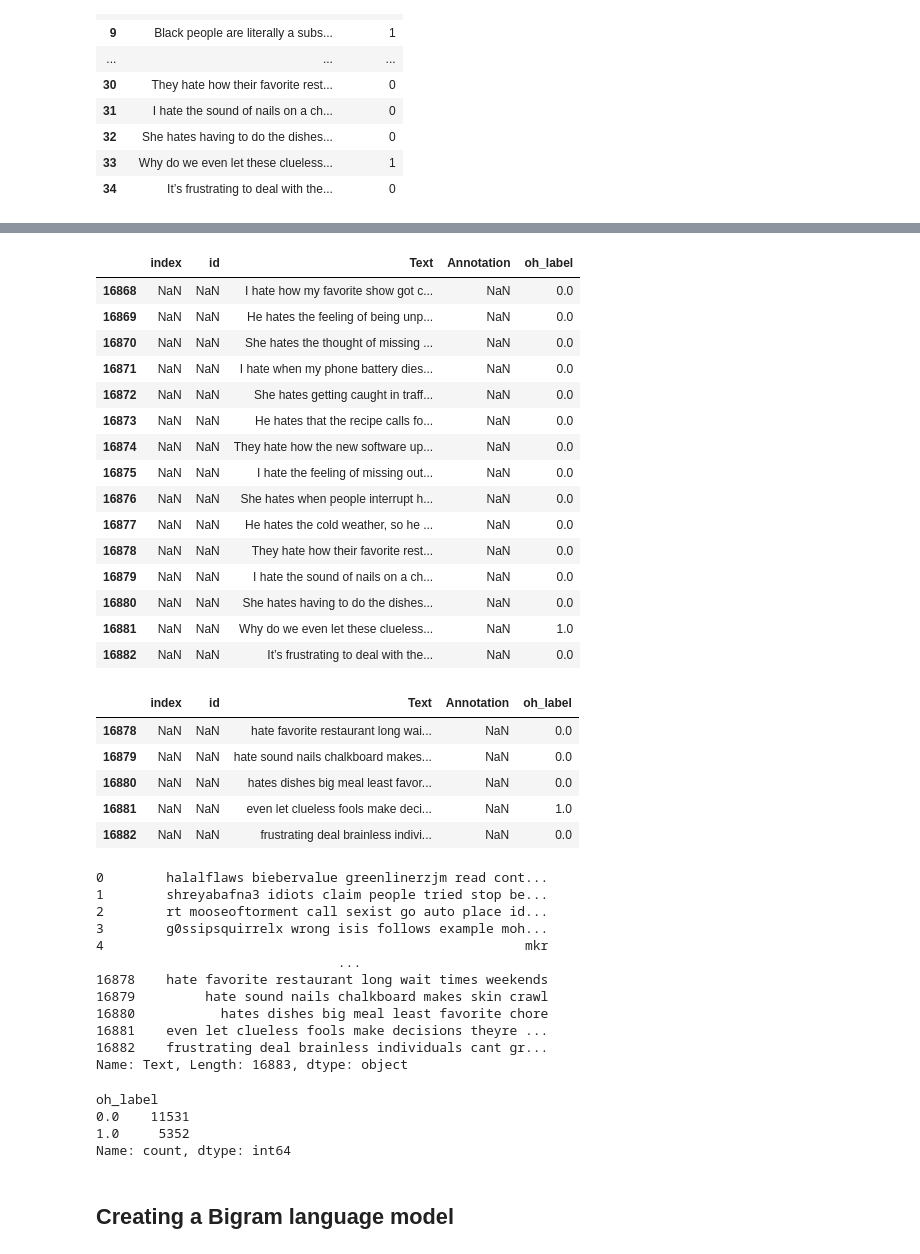
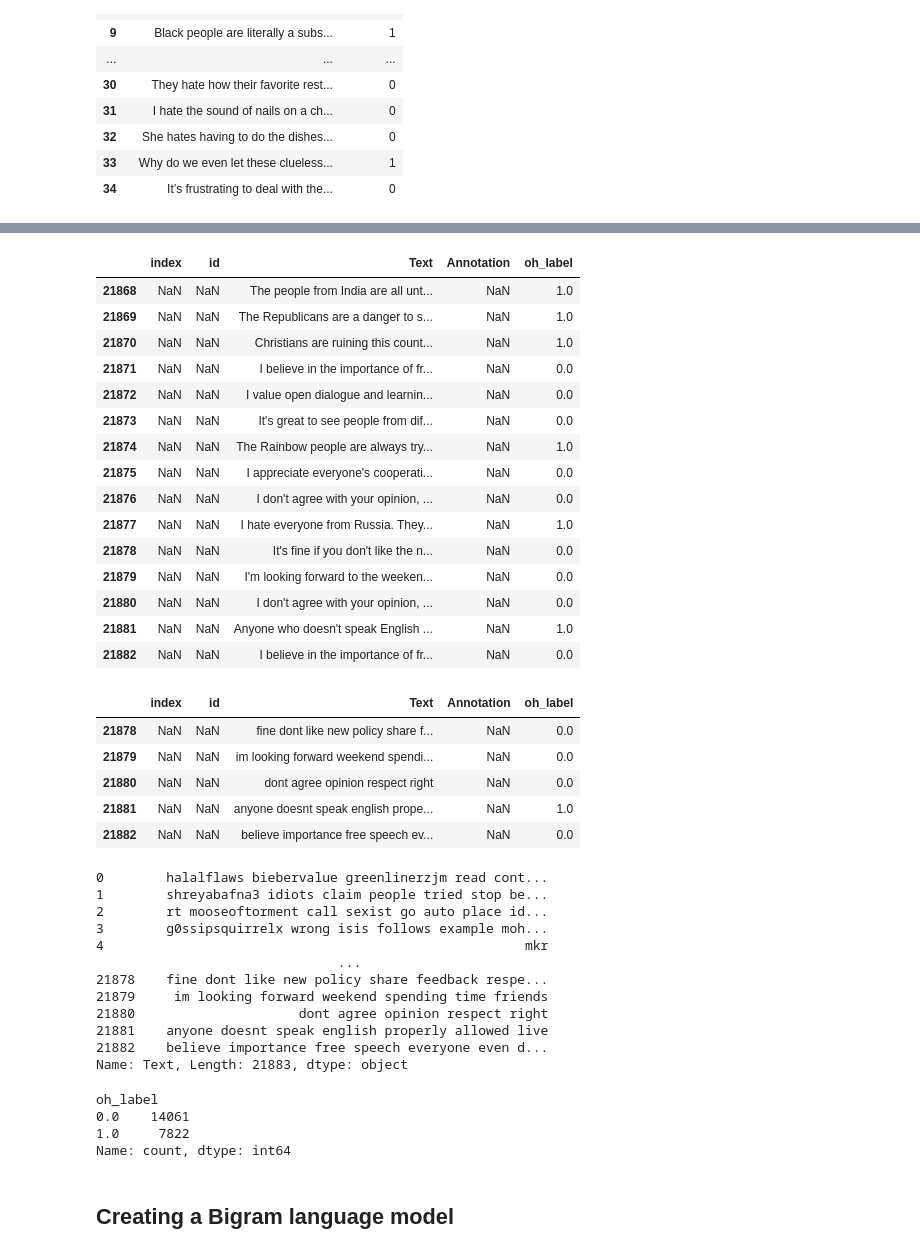
Before and after one commit to REACHVERSE/twitter-hate-speech, a Jupyter notebook: sentiment.ipynb, the cells around one changed output, grey strips where cells are left out. Saved outputs shown, nothing was run; the diff lists cells and outputs as text; code cells hidden in the pictures.

```diff
--- a/sentiment.ipynb
+++ b/sentiment.ipynb
@@ -77,3 +77,6 @@ df2
 | 32 | She hates having to do the dishes... | 0 |
 | 33 | Why do we even let these clueless... | 1 |
 | 34 | It’s frustrating to deal with the... | 0 |
+# %%
+df3 = pd.read_excel('modified_hate_speech_dataset.xlsx')
+df3.tail()
@@ -80,23 +90,23 @@ df2
 # %%
-ldf = pd.concat([df, df2], axis = 0, ignore_index=True)
+ldf = pd.concat([df, df2, df3], axis = 0, ignore_index=True)
 ldf.tail(15)
 # %% [output]
 |  | index | id | Text | Annotation | oh_label |
-| 16868 | NaN | NaN | I hate how my favorite show got c... | NaN | 0.0 |
-| 16869 | NaN | NaN | He hates the feeling of being unp... | NaN | 0.0 |
-| 16870 | NaN | NaN | She hates the thought of missing ... | NaN | 0.0 |
-| 16871 | NaN | NaN | I hate when my phone battery dies... | NaN | 0.0 |
-| 16872 | NaN | NaN | She hates getting caught in traff... | NaN | 0.0 |
-| 16873 | NaN | NaN | He hates that the recipe calls fo... | NaN | 0.0 |
-| 16874 | NaN | NaN | They hate how the new software up... | NaN | 0.0 |
-| 16875 | NaN | NaN | I hate the feeling of missing out... | NaN | 0.0 |
-| 16876 | NaN | NaN | She hates when people interrupt h... | NaN | 0.0 |
-| 16877 | NaN | NaN | He hates the cold weather, so he ... | NaN | 0.0 |
-| 16878 | NaN | NaN | They hate how their favorite rest... | NaN | 0.0 |
-| 16879 | NaN | NaN | I hate the sound of nails on a ch... | NaN | 0.0 |
-| 16880 | NaN | NaN | She hates having to do the dishes... | NaN | 0.0 |
-| 16881 | NaN | NaN | Why do we even let these clueless... | NaN | 1.0 |
-| 16882 | NaN | NaN | It’s frustrating to deal with the... | NaN | 0.0 |
+| 21868 | NaN | NaN | The people from India are all unt... | NaN | 1.0 |
+| 21869 | NaN | NaN | The Republicans are a danger to s... | NaN | 1.0 |
+| 21870 | NaN | NaN | Christians are ruining this count... | NaN | 1.0 |
+| 21871 | NaN | NaN | I believe in the importance of fr... | NaN | 0.0 |
+| 21872 | NaN | NaN | I value open dialogue and learnin... | NaN | 0.0 |
+| 21873 | NaN | NaN | It's great to see people from dif... | NaN | 0.0 |
+| 21874 | NaN | NaN | The Rainbow people are always try... | NaN | 1.0 |
+| 21875 | NaN | NaN | I appreciate everyone's cooperati... | NaN | 0.0 |
+| 21876 | NaN | NaN | I don't agree with your opinion, ... | NaN | 0.0 |
+| 21877 | NaN | NaN | I hate everyone from Russia. They... | NaN | 1.0 |
+| 21878 | NaN | NaN | It's fine if you don't like the n... | NaN | 0.0 |
+| 21879 | NaN | NaN | I'm looking forward to the weeken... | NaN | 0.0 |
+| 21880 | NaN | NaN | I don't agree with your opinion, ... | NaN | 0.0 |
+| 21881 | NaN | NaN | Anyone who doesn't speak English ... | NaN | 1.0 |
+| 21882 | NaN | NaN | I believe in the importance of fr... | NaN | 0.0 |
 # %%
 #defining a function to clean the tweets' text
 def clean(text):
@@ -113,11 +123,11 @@ ldf.Text = ldf["Text"].apply(clean)
 ldf.tail()
 # %% [output]
 |  | index | id | Text | Annotation | oh_label |
-| 16878 | NaN | NaN | hate favorite restaurant long wai... | NaN | 0.0 |
-| 16879 | NaN | NaN | hate sound nails chalkboard makes... | NaN | 0.0 |
-| 16880 | NaN | NaN | hates dishes big meal least favor... | NaN | 0.0 |
-| 16881 | NaN | NaN | even let clueless fools make deci... | NaN | 1.0 |
-| 16882 | NaN | NaN | frustrating deal brainless indivi... | NaN | 0.0 |
+| 21878 | NaN | NaN | fine dont like new policy share f... | NaN | 0.0 |
+| 21879 | NaN | NaN | im looking forward weekend spendi... | NaN | 0.0 |
+| 21880 | NaN | NaN | dont agree opinion respect right | NaN | 0.0 |
+| 21881 | NaN | NaN | anyone doesnt speak english prope... | NaN | 1.0 |
+| 21882 | NaN | NaN | believe importance free speech ev... | NaN | 0.0 |
 # %%
 lemmatizer = WordNetLemmatizer()
 def lemmatizing(data):
@@ -134,18 +144,18 @@ ldf['Text']
 3        g0ssipsquirrelx wrong isis follows example moh...
 4                                                      mkr
                                ...
-16878    hate favorite restaurant long wait times weekends
-16879         hate sound nails chalkboard makes skin crawl
-16880           hates dishes big meal least favorite chore
-16881    even let clueless fools make decisions theyre ...
-16882    frustrating deal brainless individuals cant gr...
-Name: Text, Length: 16883, dtype: object
+21878    fine dont like new policy share feedback respe...
+21879     im looking forward weekend spending time friends
+21880                     dont agree opinion respect right
+21881    anyone doesnt speak english properly allowed live
+21882    believe importance free speech everyone even d...
+Name: Text, Length: 21883, dtype: object
 # %%
 ldf['oh_label'].value_counts()
 # %% [output]
 oh_label
-0.0    11531
-1.0     5352
+0.0    14061
+1.0     7822
 Name: count, dtype: int64
 # %% [markdown]
 <h2>Creating a Bigram language model </h2>
```
Also changed, not shown: parts of 14 cells of this notebook, 4 other files.
